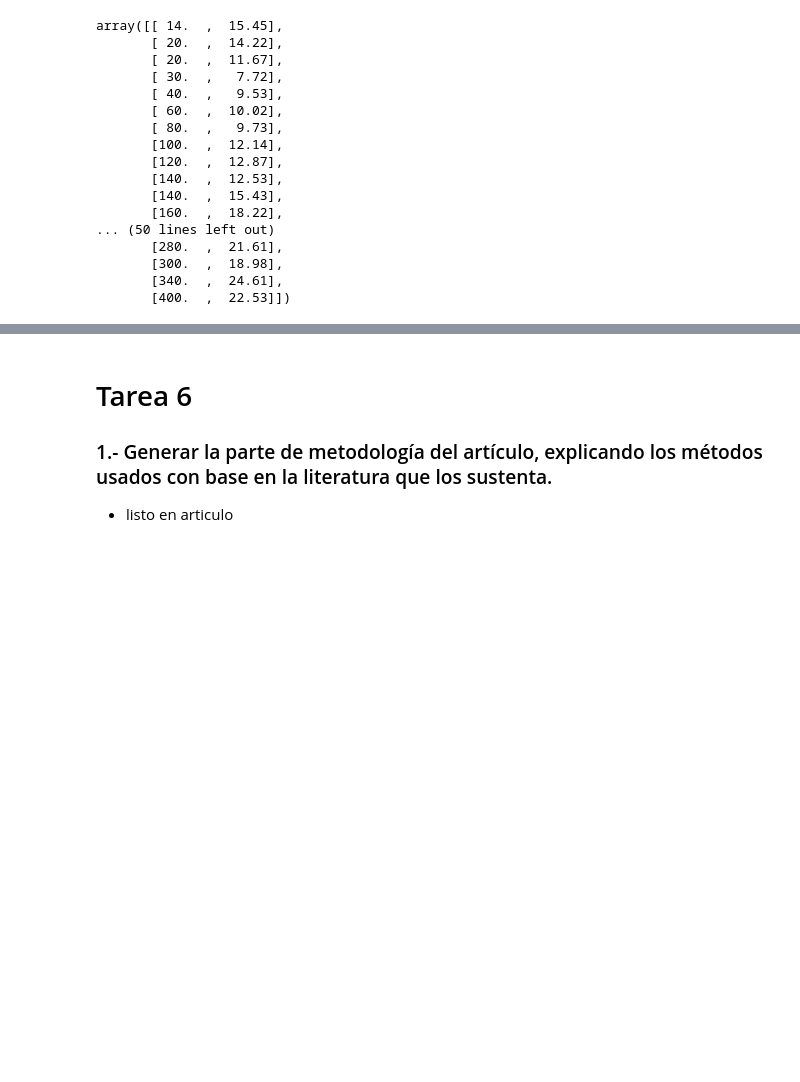
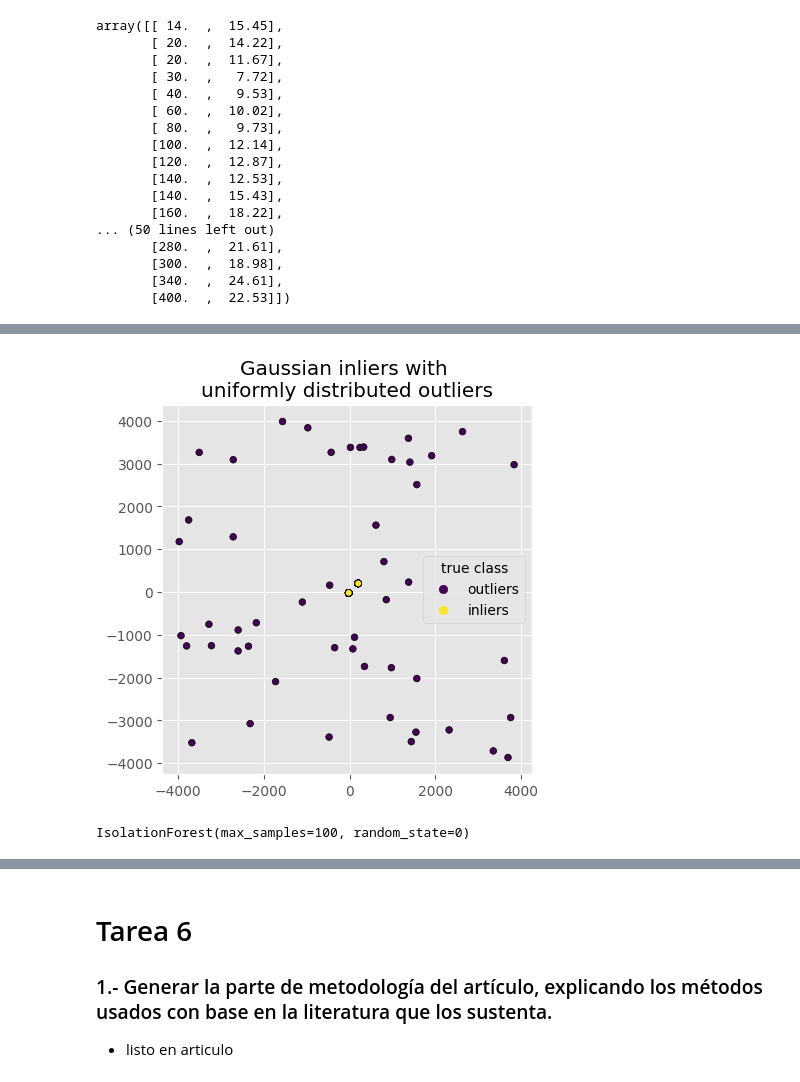
Before and after one commit to JuanJT117/Clase-de-aprendizaje-automatico, a Jupyter notebook: Tareas/Tarea_Aprendizaje_Automatico.ipynb, the cells around one changed output, grey strips where cells are left out. Cells and saved outputs as stored; diff of their text form; code cells hidden in the pictures; blank space fills up the shorter version.

```diff
--- a/Tareas/Tarea_Aprendizaje_Automatico.ipynb
+++ b/Tareas/Tarea_Aprendizaje_Automatico.ipynb
@@ -1241,0 +1363,17 @@ Parsekian, A. D., Claes, N., Singha, K., Minsley, B. J., Carr, B., Voytek, E., .
+# %%
+import numpy as np
+from sklearn.model_selection import train_test_split
+
+n_samples, n_outliers = 100, 10
+rng = np.random.RandomState(0)
+covariance = np.array([[0.5, -0.1], [0.7, 0.4]])
+cluster_1 =   rng.randn(n_samples, 2) @ covariance + np.array([200, 200])#higa1 #     S1-HIGA   --->general
+cluster_2 =  rng.randn(n_samples, 2) + np.array([-20, -20])#higa2 #   S2-HIGA   --->spherical
+outliers =rng.uniform(low=-4000, high=4000, size=(n_outliers, 2))   #higa3                        #S3-HIGA   --->
+
+X = np.concatenate([cluster_1, cluster_2, outliers])
+y = np.concatenate(
+    [np.ones((2 * n_samples), dtype=int),
+     -np.ones((n_outliers), dtype=int)]
+)
+y
@@ -1241,0 +1408,18 @@ Parsekian, A. D., Claes, N., Singha, K., Minsley, B. J., Carr, B., Voytek, E., .
+# %%
+import matplotlib.pyplot as plt
+
+scatter = plt.scatter(X[:, 0], X[:, 1], c=y, s=23, edgecolor="k")
+handles, labels = scatter.legend_elements()
+plt.axis("square")
+plt.legend(handles=handles, labels=["outliers", "inliers"], title="true class")
+plt.title("Gaussian inliers with \nuniformly distributed outliers")
+plt.show()
+# %% [output]
+[figure, added]
+# %%
+from sklearn.ensemble import IsolationForest
+
+clf = IsolationForest(max_samples=100, random_state=0)
+clf.fit(X_train)
+# %% [output]
+IsolationForest(max_samples=100, random_state=0)
```
Also changed, not shown: parts of 20 cells of this notebook.
